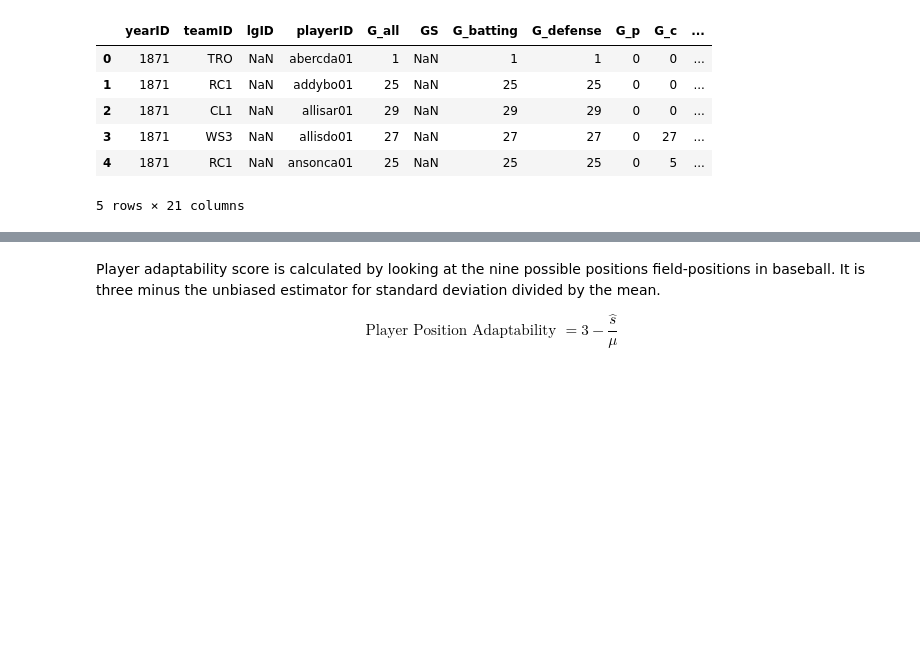
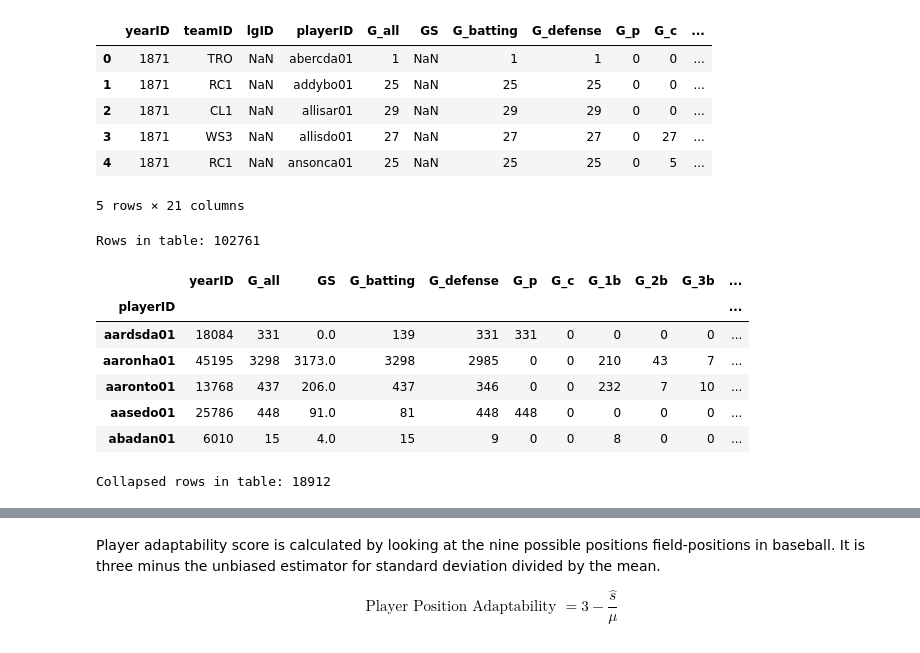
Before and after one commit to hichana/udacity, a Jupyter notebook: P2/project/p2_tests.ipynb, the cells around one changed output, grey strips where cells are left out. Drawn from its saved outputs; the diff is of its cells as text; code cells hidden in the pictures; blank space fills up the shorter version.

```diff
--- a/P2/project/p2_tests.ipynb
+++ b/P2/project/p2_tests.ipynb
@@ -14,3 +19,23 @@ appearances.head()
 | 3 | 1871 | WS3 | NaN | allisdo01 | 27 | NaN | 27 | 27 | 0 | 27 | ... |
 | 4 | 1871 | RC1 | NaN | ansonca01 | 25 | NaN | 25 | 25 | 0 | 5 | ... |
 5 rows × 21 columns
+# %%
+print("Rows in table: %s" %len(appearances_full.index))
+# %% [output]
+Rows in table: 102761
+# %%
+# collapse and sum by player ID
+appearances = appearances_full.groupby(appearances_full.playerID).sum()
+appearances.head()
+# %% [output]
+|  | yearID | G_all | GS | G_batting | G_defense | G_p | G_c | G_1b | G_2b | G_3b | ... |
+| playerID |  |  |  |  |  |  |  |  |  |  | ... |
+| aardsda01 | 18084 | 331 | 0.0 | 139 | 331 | 331 | 0 | 0 | 0 | 0 | ... |
+| aaronha01 | 45195 | 3298 | 3173.0 | 3298 | 2985 | 0 | 0 | 210 | 43 | 7 | ... |
+| aaronto01 | 13768 | 437 | 206.0 | 437 | 346 | 0 | 0 | 232 | 7 | 10 | ... |
+| aasedo01 | 25786 | 448 | 91.0 | 81 | 448 | 448 | 0 | 0 | 0 | 0 | ... |
+| abadan01 | 6010 | 15 | 4.0 | 15 | 9 | 0 | 0 | 8 | 0 | 0 | ... |
+# %%
+print("Collapsed rows in table: %s" %len(appearances.index))
+# %% [output]
+Collapsed rows in table: 18912
```
Also changed, not shown: parts of 10 cells of this notebook, 5 other files.
